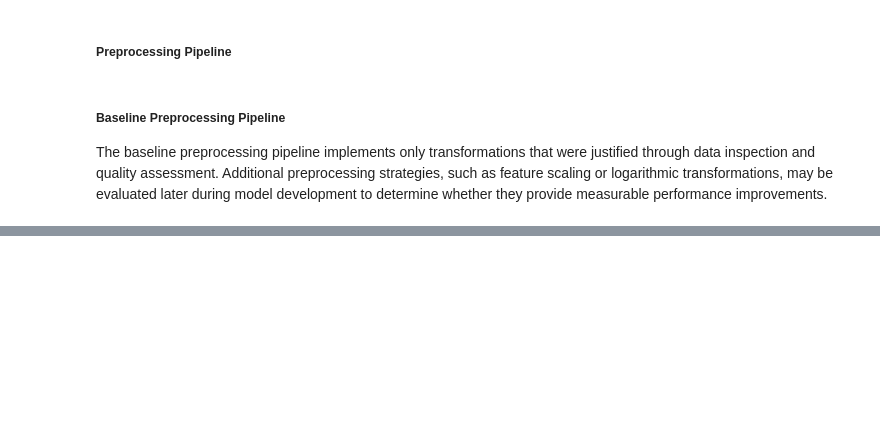
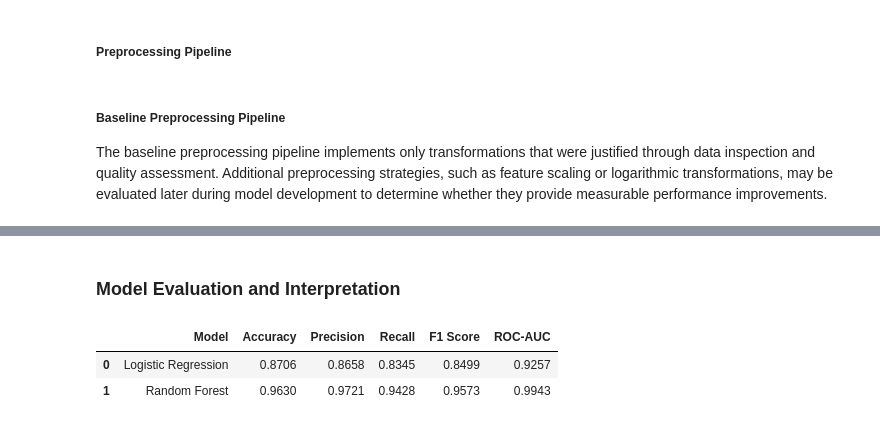
Before and after one commit to Shehzaad-S/udacity-applied-ml-project, a Jupyter notebook: modeling.ipynb, the cells around one changed output, grey strips where cells are left out. Cells and saved outputs as stored; diff of their text form; code cells hidden in the pictures; blank space fills up the shorter version.

Commit message:
Complete Baseline Model Training

```diff
--- a/modeling.ipynb
+++ b/modeling.ipynb
@@ -584,0 +633,2 @@ The baseline preprocessing pipeline implements only transformations that were ju
+# %%
+logistic_pipeline.fit(X_train, y_train)
@@ -584,0 +667,16 @@ The baseline preprocessing pipeline implements only transformations that were ju
+# %%
+rf_pipeline = Pipeline(
+    steps=[
+        ("preprocessor", preprocessor),
+        (
+            "classifier",
+            RandomForestClassifier(
+                n_estimators=200,
+                random_state=42,
+                n_jobs=-1
+            )
+        )
+    ]
+)
+# %%
+rf_pipeline.fit(X_train, y_train)
@@ -584,0 +715,30 @@ The baseline preprocessing pipeline implements only transformations that were ju
+# %% [markdown]
+### Model Evaluation and Interpretation
+# %%
+logistic_results = evaluate_classification_model(
+    model_name="Logistic Regression",
+    model=logistic_pipeline,
+    X_test=X_test,
+    y_test=y_test
+)
+
+rf_results = evaluate_classification_model(
+    model_name="Random Forest",
+    model=rf_pipeline,
+    X_test=X_test,
+    y_test=y_test
+)
+# %%
+baseline_results = pd.concat(
+    [
+        logistic_results,
+        rf_results
+    ],
+    ignore_index=True
+)
+
+baseline_results
+# %% [output]
+|  | Model | Accuracy | Precision | Recall | F1 Score | ROC-AUC |
+| 0 | Logistic Regression | 0.8706 | 0.8658 | 0.8345 | 0.8499 | 0.9257 |
+| 1 | Random Forest | 0.9630 | 0.9721 | 0.9428 | 0.9573 | 0.9943 |
```
Also changed, not shown: parts of 13 cells of this notebook.
